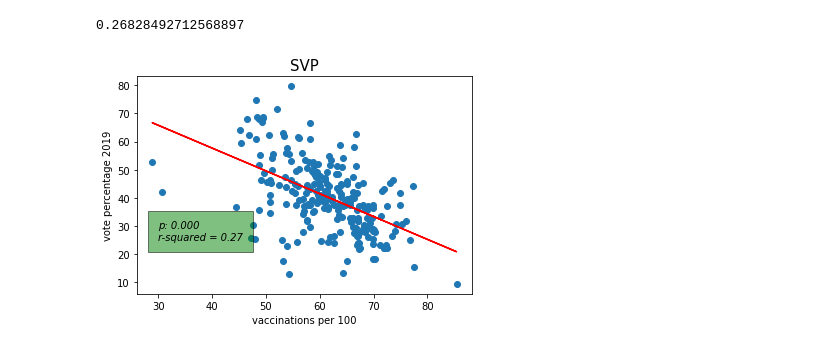
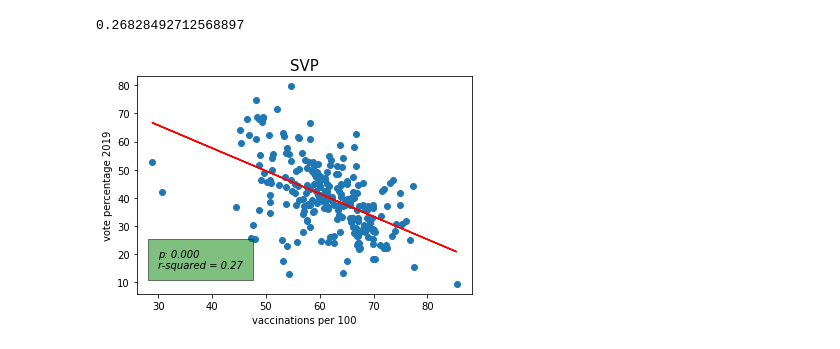
Before and after one commit to TheCell/DataHackDayBern2021, a Jupyter notebook: impfzentren.ipynb, the cells around one changed output. Cells and saved outputs as stored; diff of their text form; code cells hidden in the pictures.

```diff
--- a/impfzentren.ipynb
+++ b/impfzentren.ipynb
@@ -196,15 +196,15 @@ print(r_value**2);
 # %%
 def predict(x):
     return slope * x + intercept
 
 fitLine = predict(dep)
 fitLine
 plt.scatter(dep, indep)
 plt.plot(dep, fitLine, c='r')
 plt.title(independent_pretty, fontsize=15)
 plt.xlabel('vaccinations per 100')
 plt.ylabel('vote percentage 2019')
-plt.text(30, 25, 'p: ' + '{:.3f}'.format(p_value) + '\nr-squared = ' + '{:.2f}'.format(r_value**2), style='italic', bbox={'facecolor': 'green', 'alpha': 0.5, 'pad': 10})
+plt.text(30, 15, 'p: ' + '{:.3f}'.format(p_value) + '\nr-squared = ' + '{:.2f}'.format(r_value**2), style='italic', bbox={'facecolor': 'green', 'alpha': 0.5, 'pad': 10})
 plt.show()
 # %% [output]
-[figure, old version]
+[figure, new version]
```
Also changed, not shown: 1 other file.
